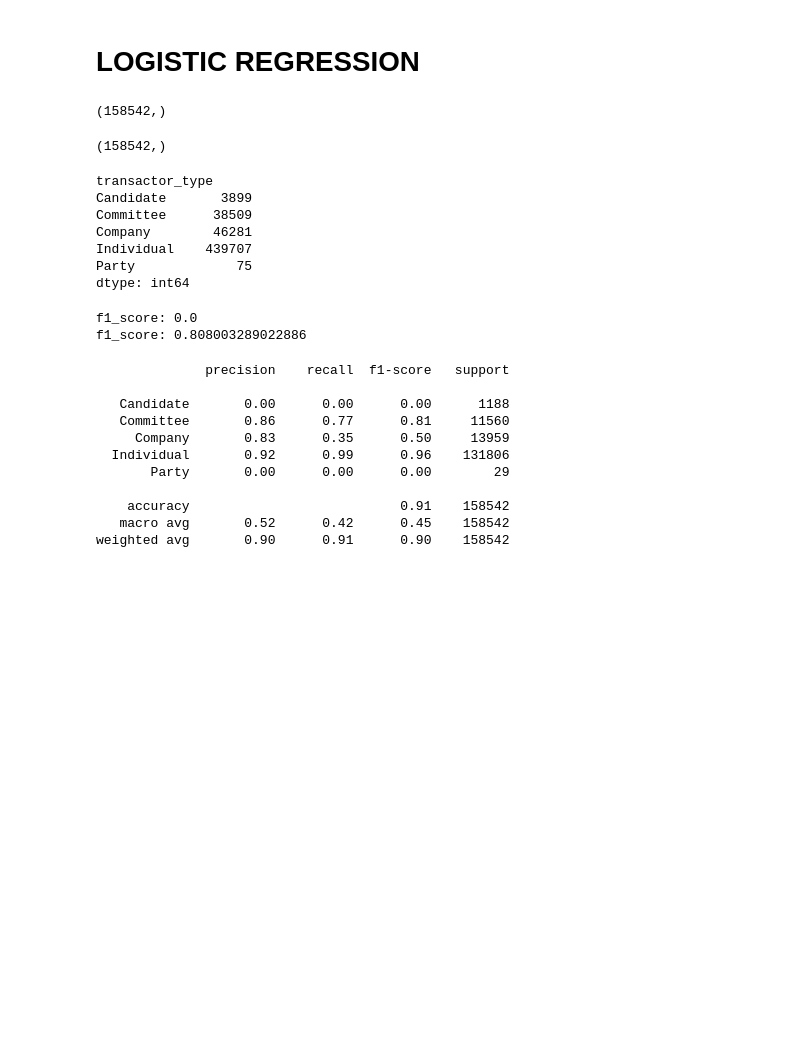
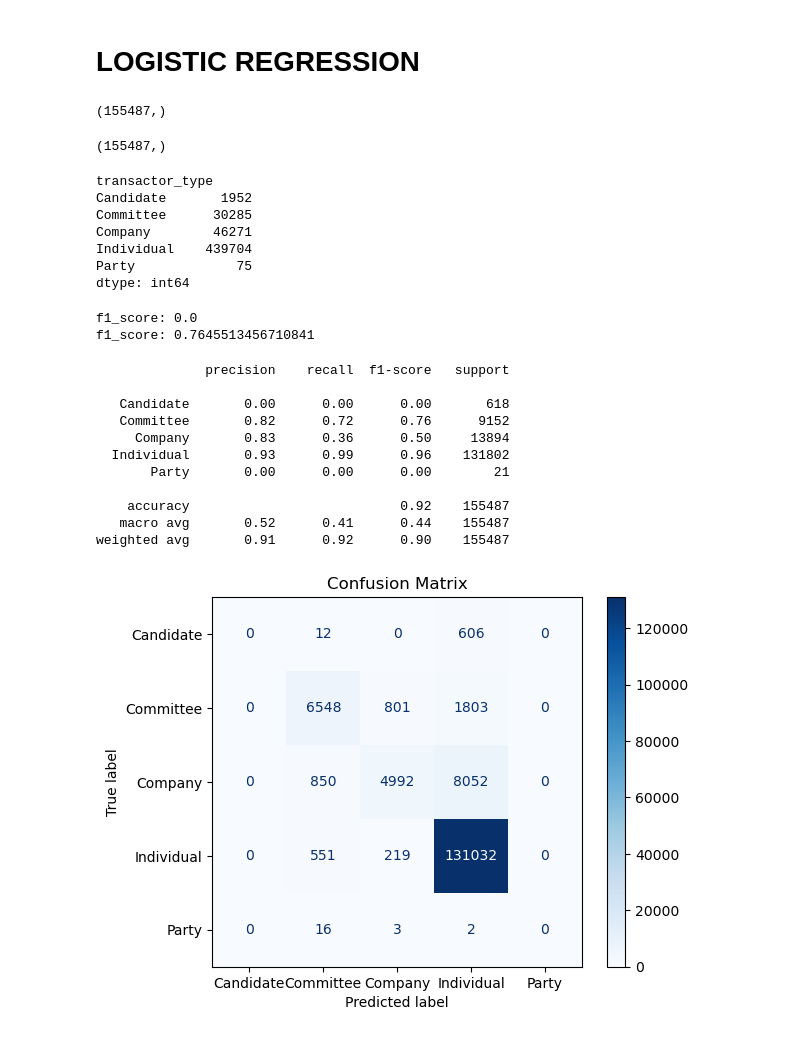
Before and after one commit to satadisha/ner_congressional_records, a Jupyter notebook: test.ipynb, the cells around one changed output. Saved outputs shown, nothing was run; the diff lists cells and outputs as text; code cells hidden in the pictures; blank space fills up the shorter version.

```diff
--- a/test.ipynb
+++ b/test.ipynb
@@ -695,5 +695,6 @@ az_annotated_2
 508268 rows × 2 columns
 # %%
 annotated_data = pd.concat([annotated_data, pa_annotated_2, az_annotated_2])
-annotated_data.sort_values('full_name')
+annotated_data.drop_duplicates(subset=['full_name'], inplace=True)
+annotated_data.groupby(by='full_name').size().sort_values()
 # %% [output]
@@ -752,19 +757,19 @@ predictions = model.predict(X_test)
 # %%
 y_test.shape
 # %% [output]
-(158542,)
+(155487,)
 # %%
 predictions.shape
 # %% [output]
-(158542,)
+(155487,)
 # %%
 annotated_data.groupby(by='transactor_type').size()
 # %% [output]
 transactor_type
-Candidate       3899
-Committee      38509
-Company        46281
-Individual    439707
+Candidate       1952
+Committee      30285
+Company        46271
+Individual    439704
 Party             75
 dtype: int64
 # %%
@@ -776,15 +781,27 @@ print("f1_score:", f1_score(y_test=='Committee', predictions=='Committee'))
 print(classification_report(y_test, predictions))
 # %% [output]
 f1_score: 0.0
-f1_score: 0.808003289022886
+f1_score: 0.7645513456710841
               precision    recall  f1-score   support
 
-   Candidate       0.00      0.00      0.00      1188
-   Committee       0.86      0.77      0.81     11560
-     Company       0.83      0.35      0.50     13959
-  Individual       0.92      0.99      0.96    131806
-       Party       0.00      0.00      0.00        29
+   Candidate       0.00      0.00      0.00       618
+   Committee       0.82      0.72      0.76      9152
+     Company       0.83      0.36      0.50     13894
+  Individual       0.93      0.99      0.96    131802
+       Party       0.00      0.00      0.00        21
 
-    accuracy                           0.91    158542
-   macro avg       0.52      0.42      0.45    158542
-weighted avg       0.90      0.91      0.90    158542
+    accuracy                           0.92    155487
+   macro avg       0.52      0.41      0.44    155487
+weighted avg       0.91      0.92      0.90    155487
+# %%
+from sklearn.metrics import confusion_matrix, ConfusionMatrixDisplay
+import matplotlib.pyplot as plt
+
+#Confusion matrix
+cm = confusion_matrix(y_test, predictions, labels=model.classes_)
+disp = ConfusionMatrixDisplay(confusion_matrix=cm, display_labels=model.classes_)
+disp.plot(cmap=plt.cm.Blues)
+plt.title("Confusion Matrix")
+plt.show()
+# %% [output]
+[figure, added]
```
Also changed, not shown: parts of 4 cells of this notebook, 1 other file.
